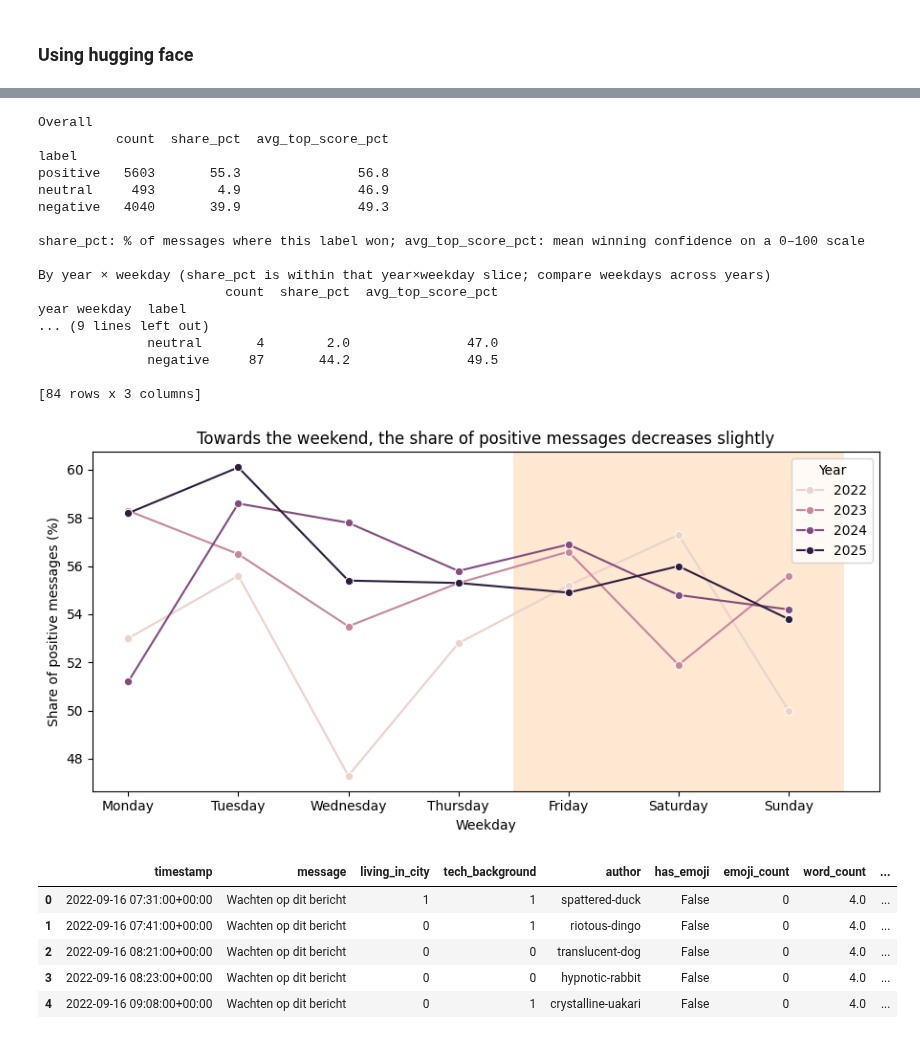
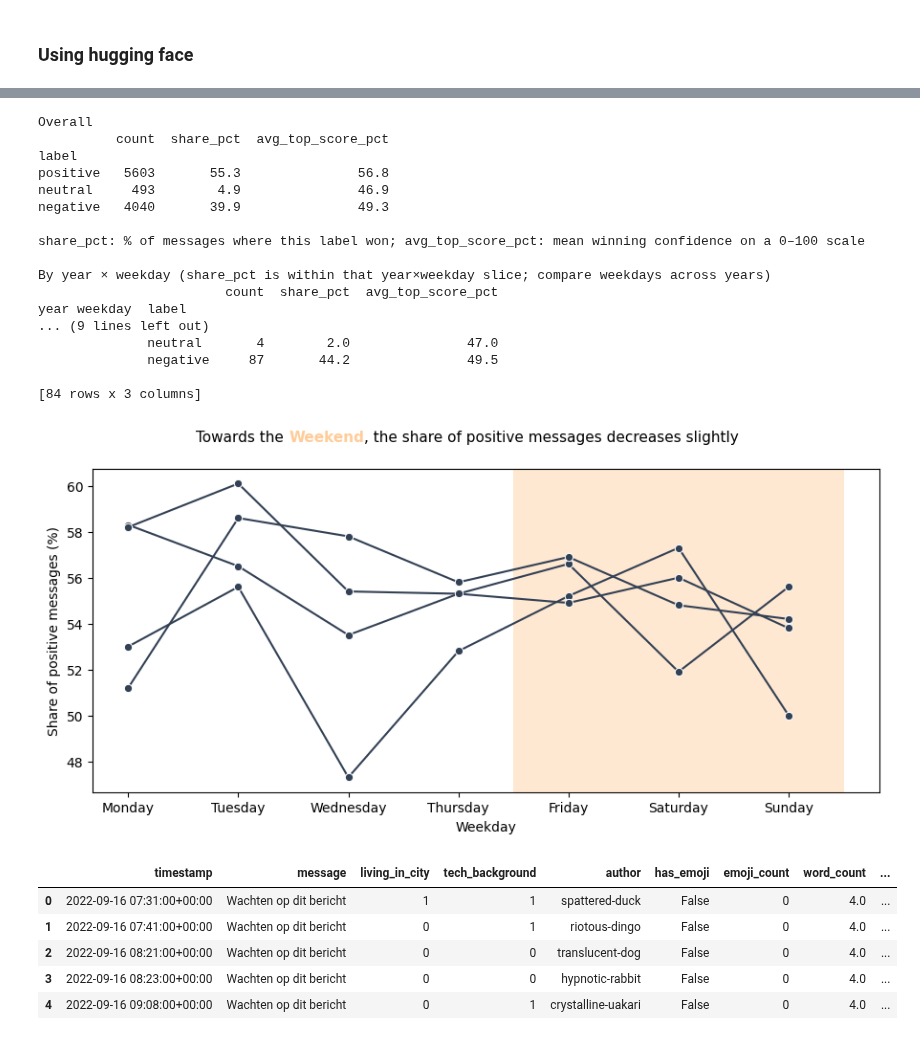
Before and after one commit to bashoogeventerink-max/DAV, a Jupyter notebook: notebooks/05-dimensionality.ipynb, the cells around one changed output, grey strips where cells are left out. Saved outputs shown, nothing was run; the diff lists cells and outputs as text; code cells hidden in the pictures.

Commit message:
update distribution graph

```diff
--- a/notebooks/05-dimensionality.ipynb
+++ b/notebooks/05-dimensionality.ipynb
@@ -185,55 +185,102 @@ if cross_parts:
     )
     import matplotlib.pyplot as plt
 
+    shade_color = "#ffcc99"
+
+    def _fig_title_colored_weekend(fig, shade_hex: str) -> None:
+        """Centered title with 'Weekend' in the same color as the weekend band."""
+        fig.canvas.draw()
+        renderer = fig.canvas.get_renderer()
+        s1, s2, s3 = (
+            "Towards the ",
+            "Weekend",
+            ", the share of positive messages decreases slightly",
+        )
+        probe = fig.text(
+            0.5,
+            0.97,
+            s1 + s2 + s3,
+            transform=fig.transFigure,
+            ha="center",
+            va="top",
+            fontsize=11,
+            alpha=0,
+        )
+        bb = probe.get_window_extent(renderer=renderer)
+        probe.remove()
+        x_px = bb.x0
+        y_top = bb.y1
+        for s, c, fw in (
+            (s1, "black", "normal"),
+            (s2, shade_hex, "bold"),
+            (s3, "black", "normal"),
+        ):
+            xf = (x_px - fig.bbox.x0) / fig.bbox.width
+            yf = (y_top - fig.bbox.y0) / fig.bbox.height
+            t = fig.text(
+                xf,
+                yf,
+                s,
+                transform=fig.transFigure,
+                ha="left",
+                va="top",
+                fontsize=11,
+                color=c,
+                fontweight=fw,
+            )
+            x_px += t.get_window_extent(renderer=renderer).width
+
     fig, ax = plt.subplots(figsize=(9, 4.5))
     i_fri = weekday_order.index("Friday")
     i_sun = weekday_order.index("Sunday")
     ax.axvspan(
         i_fri - 0.5,
         i_sun + 0.5,
-        facecolor="#ffcc99",
+        facecolor=shade_color,
         alpha=0.45,
         zorder=0,
     )
+    years_sorted = sorted(pos["year"].unique())
+    line_color = "#334155"
     sns.lineplot(
         data=pos,
         x="weekday",
         y="share_pct",
         hue="year",
-        hue_order=sorted(pos["year"].unique()),
+        hue_order=years_sorted,
+        palette=[line_color] * len(years_sorted),
         marker="o",
         ax=ax,
         zorder=2,
+        legend=False,
     )
     ax.set_xlabel("Weekday")
     ax.set_ylabel("Share of positive messages (%)")
-    ax.set_title(
-        "Towards the weekend, the share of positive messages decreases slightly"
-    )
-    ax.legend(title="Year")
     plt.tight_layout()
+    fig.subplots_adjust(top=0.88)
+    _fig_title_colored_weekend(fig, shade_color)
     plt.show()
 else:
     print("(no rows with valid day_of_week and year)")
 # %% [output]
 Overall
           count  share_pct  avg_top_score_pct
 label
 positive   5603       55.3               56.8
 neutral     493        4.9               46.9
 negative   4040       39.9               49.3
 
 share_pct: % of messages where this label won; avg_top_score_pct: mean winning confidence on a 0–100 scale
 
 By year × weekday (share_pct is within that year×weekday slice; compare weekdays across years)
                         count  share_pct  avg_top_score_pct
 year weekday  label
 ... (9 lines left out)
               neutral       4        2.0               47.0
               negative     87       44.2               49.5
 
 [84 rows x 3 columns]
-[figure, old version]
+[figure, new version]
 # %%
 import tomllib
 
```
Also changed, not shown: parts of 1 cell of this notebook, 1 other file.
